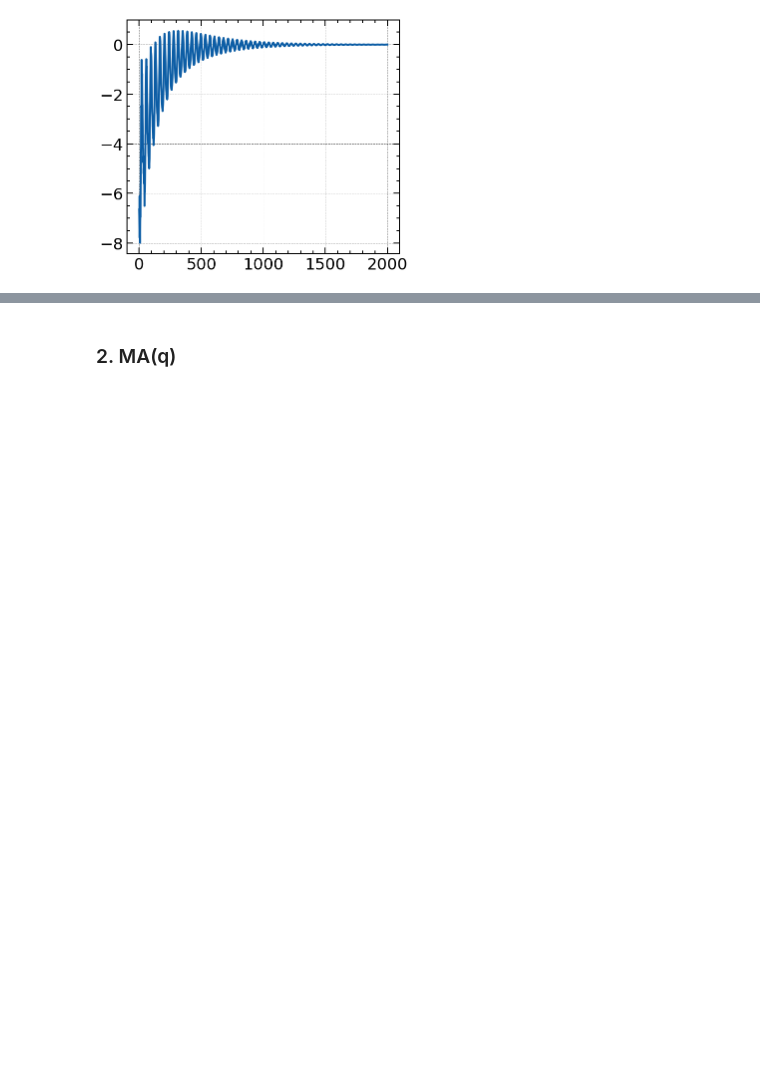
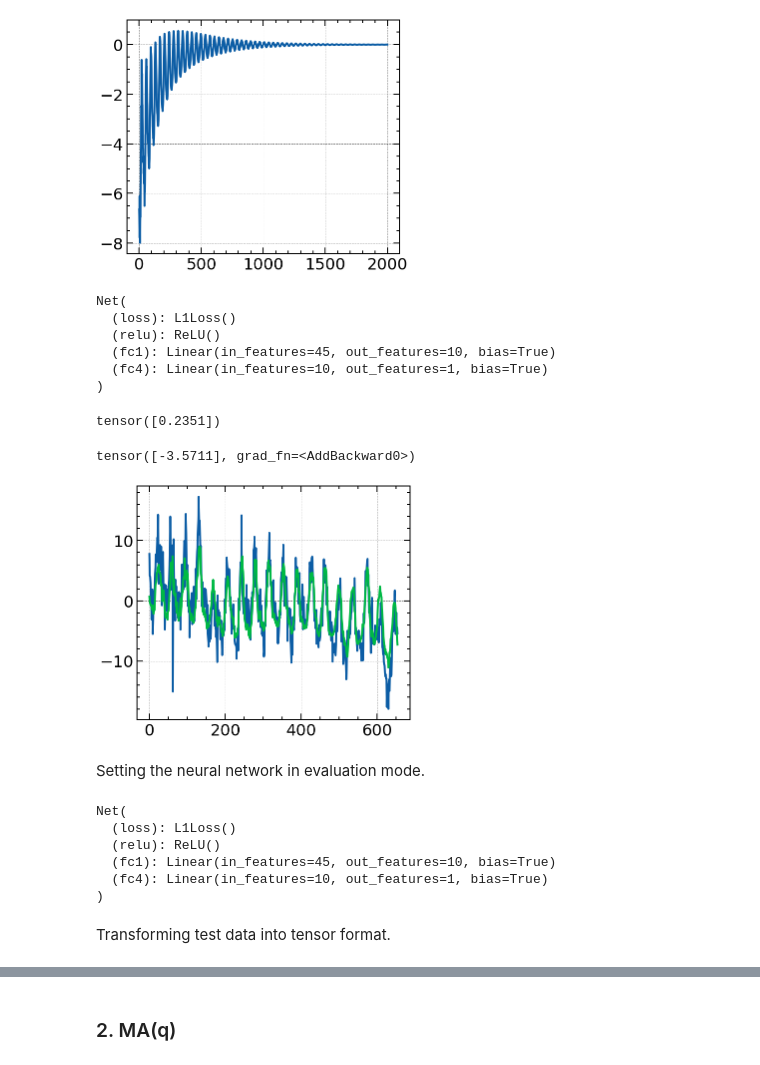
Before and after one commit to Sinbad-The-Sailor/Machine-Learning-Notebooks, a Jupyter notebook: time_series_anaylsis.ipynb, the cells around one changed output, grey strips where cells are left out. Cells and saved outputs as stored; diff of their text form; code cells hidden in the pictures; blank space fills up the shorter version.

```diff
--- a/time_series_anaylsis.ipynb
+++ b/time_series_anaylsis.ipynb
@@ -217,0 +221,23 @@ plt.show()
+# %%
+class Net(nn.Module):
+    def __init__(self, p):
+        super().__init__()
+        self.p = p
+        self.loss = nn.L1Loss()
+        self.relu = nn.ReLU()
+        self.fc1 = nn.Linear(p, 10)
+        self.fc4 = nn.Linear(10, 1)
+    def forward(self, x):
+        x = self.relu(self.fc1(x))
+        x = self.fc4(x)
+        return x
+
+net = Net(45)
+print(net)
+# %% [output]
+Net(
+  (loss): L1Loss()
+  (relu): ReLU()
+  (fc1): Linear(in_features=45, out_features=10, bias=True)
+  (fc4): Linear(in_features=10, out_features=1, bias=True)
+)
@@ -217,0 +247,13 @@ plt.show()
+# %%
+training_data = np.array(df_training)
+training_observations = len(training_data)
+lag = 45
+
+output_data = training_data[lag:]
+input_data = []
+for i in range(lag):
+    input_data.append(training_data[lag-i-1:training_observations-i-1])
+input_data = np.stack(input_data).T
+# %%
+output_data = torch.Tensor(output_data)
+input_data = torch.Tensor(input_data)
@@ -217,0 +269,30 @@ plt.show()
+# %%
+output_data[150].view(1)
+# %% [output]
+tensor([0.2351])
+# %%
+input_data[5,:lag]
+net(input_data[150,:lag])
+# %% [output]
+tensor([-3.5711], grad_fn=<AddBackward0>)
+# %%
+fig, ax = plt.subplots()
+ax.plot(np.array(output_data[:].detach().numpy()))
+ax.plot(np.array(net(input_data[:,:lag]).detach().numpy()))
+fig.set_size_inches(4.9, 4.3)
+plt.show()
+# %% [output]
+[figure, added]
+# %% [markdown]
+Setting the neural network in evaluation mode.
+# %%
+net.eval()
+# %% [output]
+Net(
+  (loss): L1Loss()
+  (relu): ReLU()
+  (fc1): Linear(in_features=45, out_features=10, bias=True)
+  (fc4): Linear(in_features=10, out_features=1, bias=True)
+)
+# %% [markdown]
+Transforming test data into tensor format.
```
Also changed, not shown: parts of 9 cells of this notebook.
